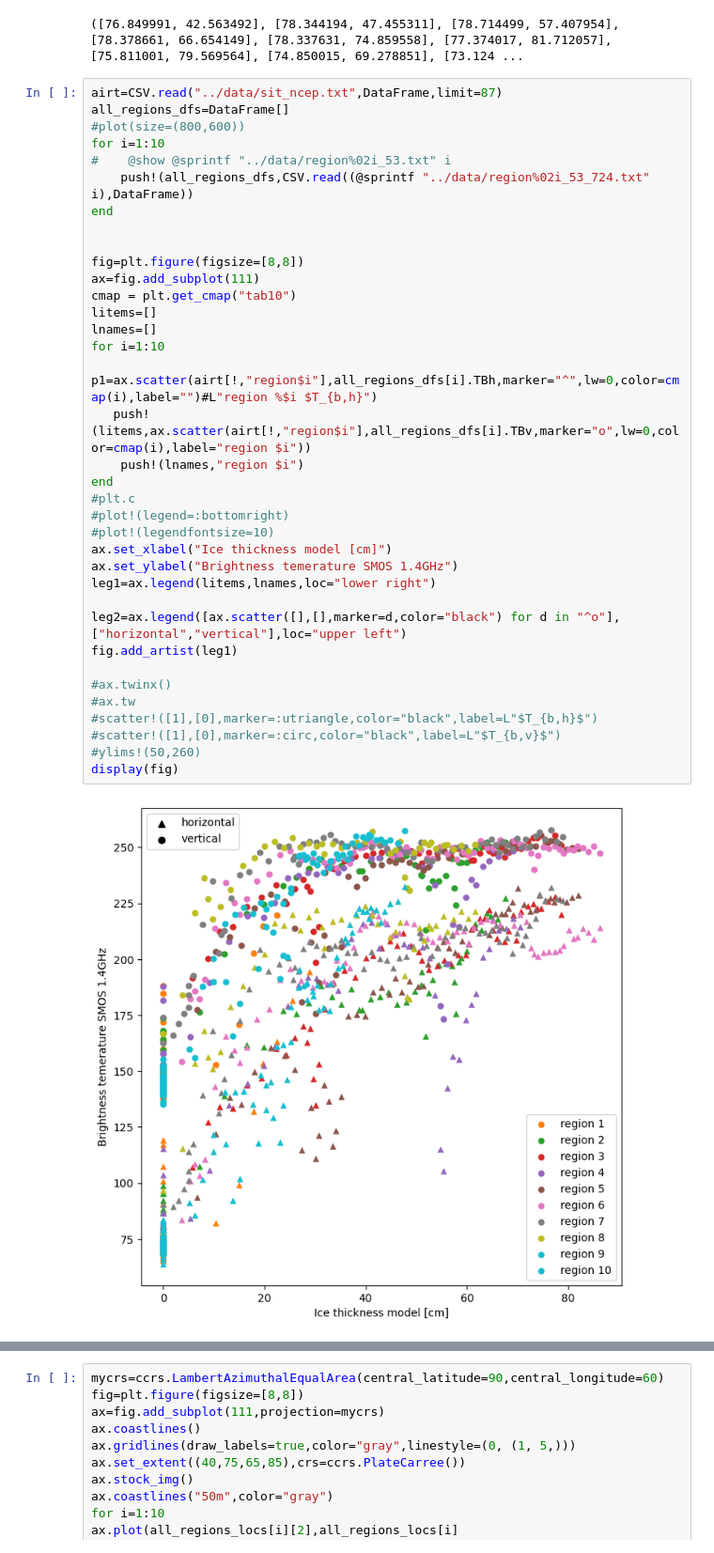
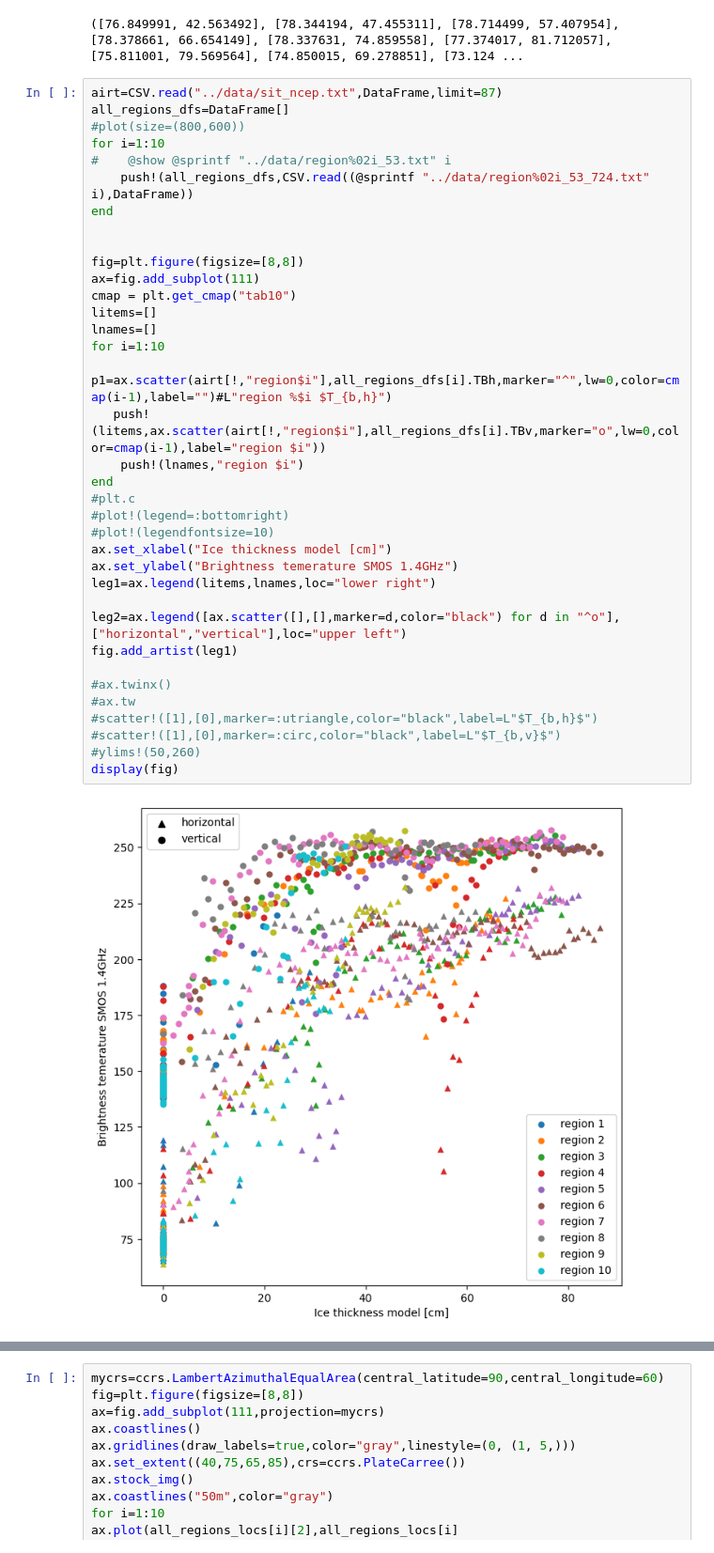
Before and after one commit to CIMR-Algos/SeaIceThickness_ATBD, a Jupyter notebook: book/training_data_smos53.ipynb, the cells around one changed output, grey strips where cells are left out. Shown at 94% size. Drawn from its saved outputs; the diff is of its cells as text.

```diff
--- a/book/training_data_smos53.ipynb
+++ b/book/training_data_smos53.ipynb
@@ -65,35 +73,35 @@ for i=1:10
 #    @show @sprintf "../data/region%02i_53.txt" i
     push!(all_regions_dfs,CSV.read((@sprintf "../data/region%02i_53_724.txt" i),DataFrame))
 end
 
 
 fig=plt.figure(figsize=[8,8])
 ax=fig.add_subplot(111)
 cmap = plt.get_cmap("tab10")
 litems=[]
 lnames=[]
 for i=1:10
-    p1=ax.scatter(airt[!,"region$i"],all_regions_dfs[i].TBh,marker="^",lw=0,color=cmap(i),label="")#L"region %$i $T_{b,h}")
-   push!(litems,ax.scatter(airt[!,"region$i"],all_regions_dfs[i].TBv,marker="o",lw=0,color=cmap(i),label="region $i"))
+    p1=ax.scatter(airt[!,"region$i"],all_regions_dfs[i].TBh,marker="^",lw=0,color=cmap(i-1),label="")#L"region %$i $T_{b,h}")
+   push!(litems,ax.scatter(airt[!,"region$i"],all_regions_dfs[i].TBv,marker="o",lw=0,color=cmap(i-1),label="region $i"))
     push!(lnames,"region $i")
 end
 #plt.c
 #plot!(legend=:bottomright)
 #plot!(legendfontsize=10)
 ax.set_xlabel("Ice thickness model [cm]")
 ax.set_ylabel("Brightness temerature SMOS 1.4GHz")
 leg1=ax.legend(litems,lnames,loc="lower right")
 
 leg2=ax.legend([ax.scatter([],[],marker=d,color="black") for d in "^o"],["horizontal","vertical"],loc="upper left")
 fig.add_artist(leg1)
 
 #ax.twinx()
 #ax.tw
 #scatter!([1],[0],marker=:utriangle,color="black",label=L"$T_{b,h}$")
 #scatter!([1],[0],marker=:circ,color="black",label=L"$T_{b,v}$")
 #ylims!(50,260)
 display(fig)
 # %% [output]
-[figure, old version]
+[figure, new version]
 # %% [markdown]
 The {numref}`fig:tbsmos` gives a nice relation beween ice thickness and the brightness temperatures in horizontal and vertical polarization. Horizontal shows a slower increase and later saturation but is subject to more noise in general. For the fitting procedure $0\ \text{cm}$ ice thickness, i.e. open water, is excluded.
```
Also changed, not shown: parts of 13 cells of this notebook, 12 other files.
